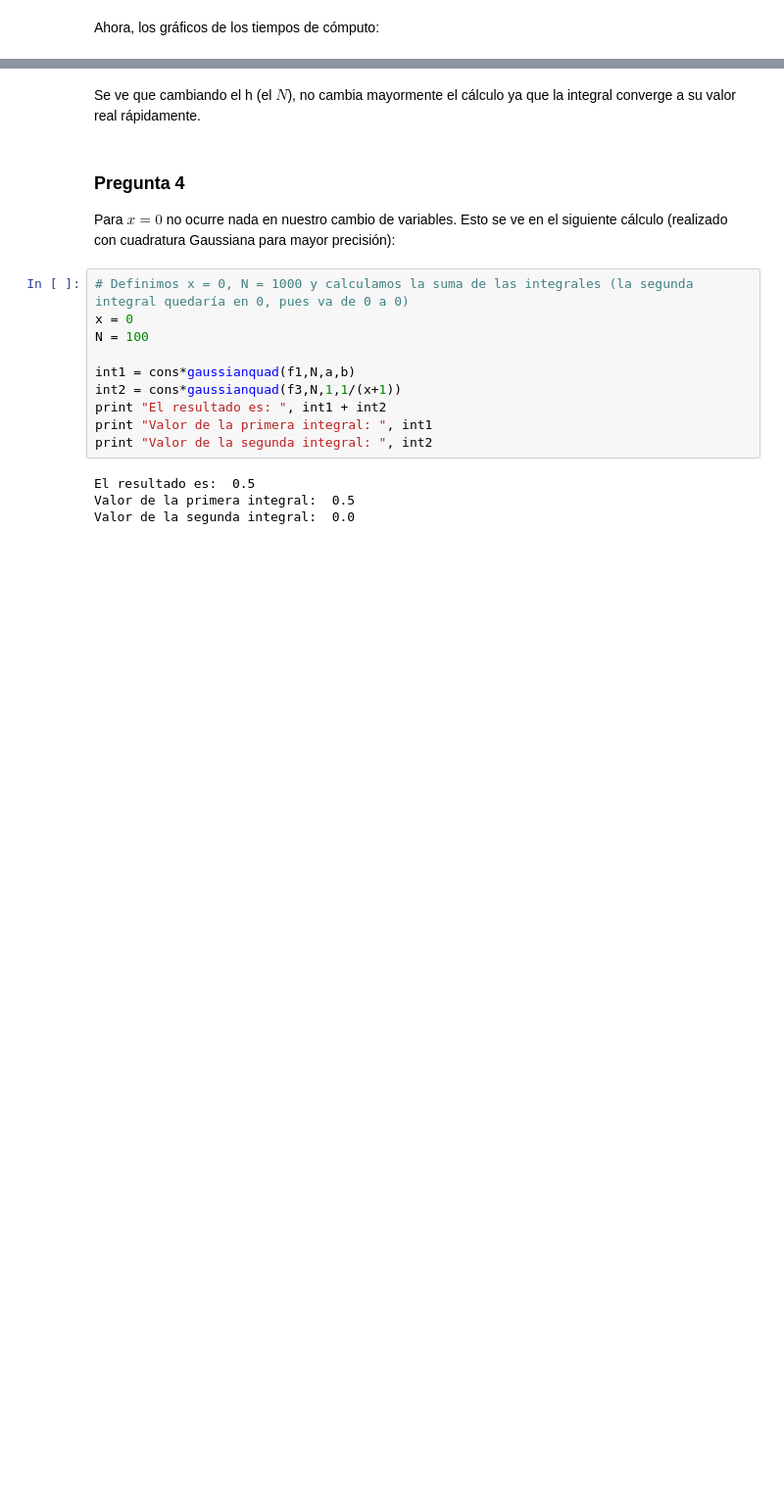
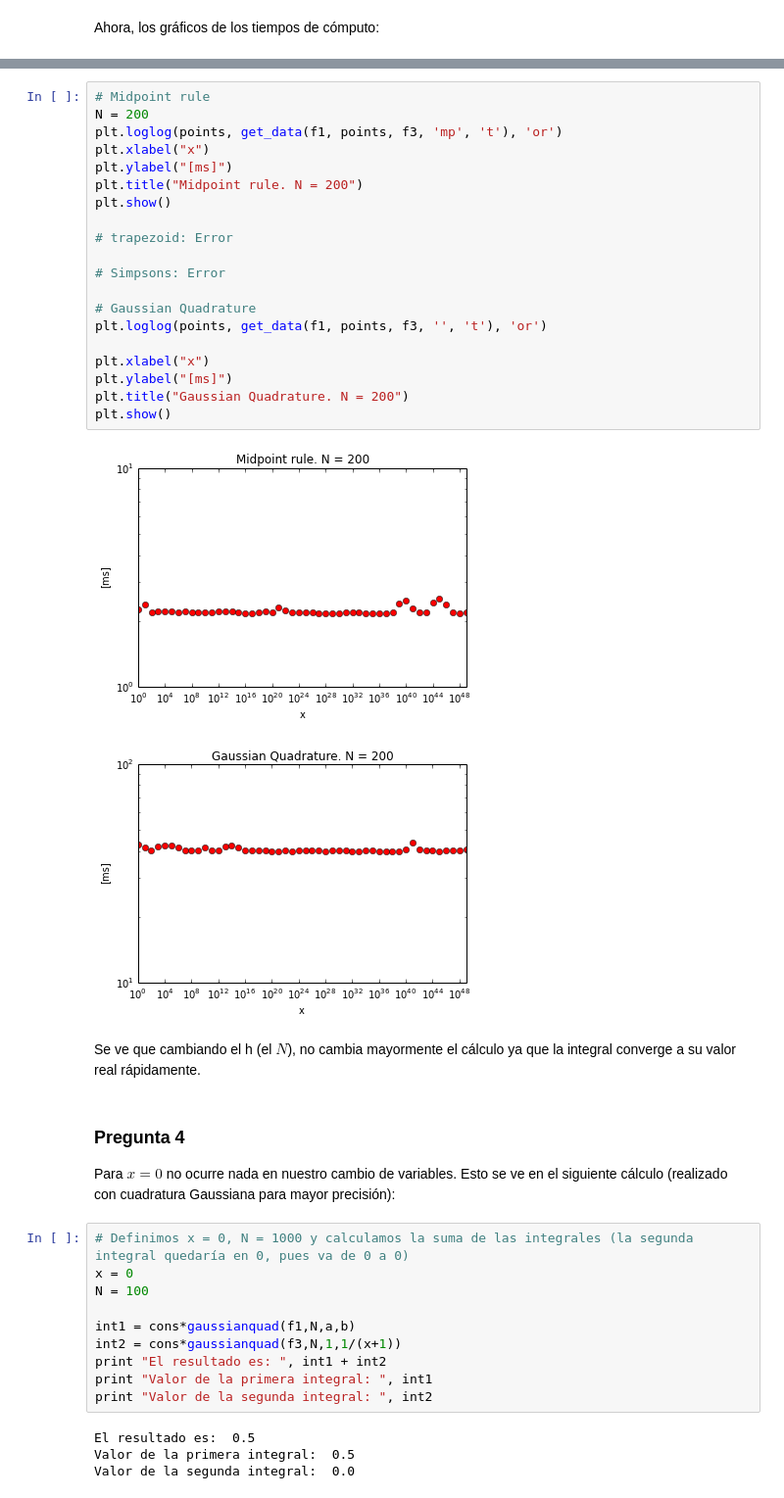
Before and after one commit to gemoya/cc2, a Jupyter notebook: lab2/tarea2.ipynb, the cells around one changed output, grey strips where cells are left out. Shown at 98% size. Saved outputs shown, nothing was run; the diff lists cells and outputs as text; blank space fills up the shorter version.

```diff
--- a/lab2/tarea2.ipynb
+++ b/lab2/tarea2.ipynb
@@ -307,3 +284,26 @@ plt.show()
+# %%
+# Midpoint rule
+N = 200
+plt.loglog(points, get_data(f1, points, f3, 'mp', 't'), 'or')
+plt.xlabel("x")
+plt.ylabel("[ms]")
+plt.title("Midpoint rule. N = 200")
+plt.show()
+
+# trapezoid: Error
+
+# Simpsons: Error
+
+# Gaussian Quadrature
+plt.loglog(points, get_data(f1, points, f3, '', 't'), 'or')
+
+plt.xlabel("x")
+plt.ylabel("[ms]")
+plt.title("Gaussian Quadrature. N = 200")
+plt.show()
+# %% [output]
+[figure, added]
+[figure, added]
 # %% [markdown]
 Se ve que cambiando el h (el $N$), no cambia mayormente el cálculo ya que la integral converge a su valor real rápidamente.
 # %% [markdown]
```
Also changed, not shown: parts of 17 cells of this notebook.
